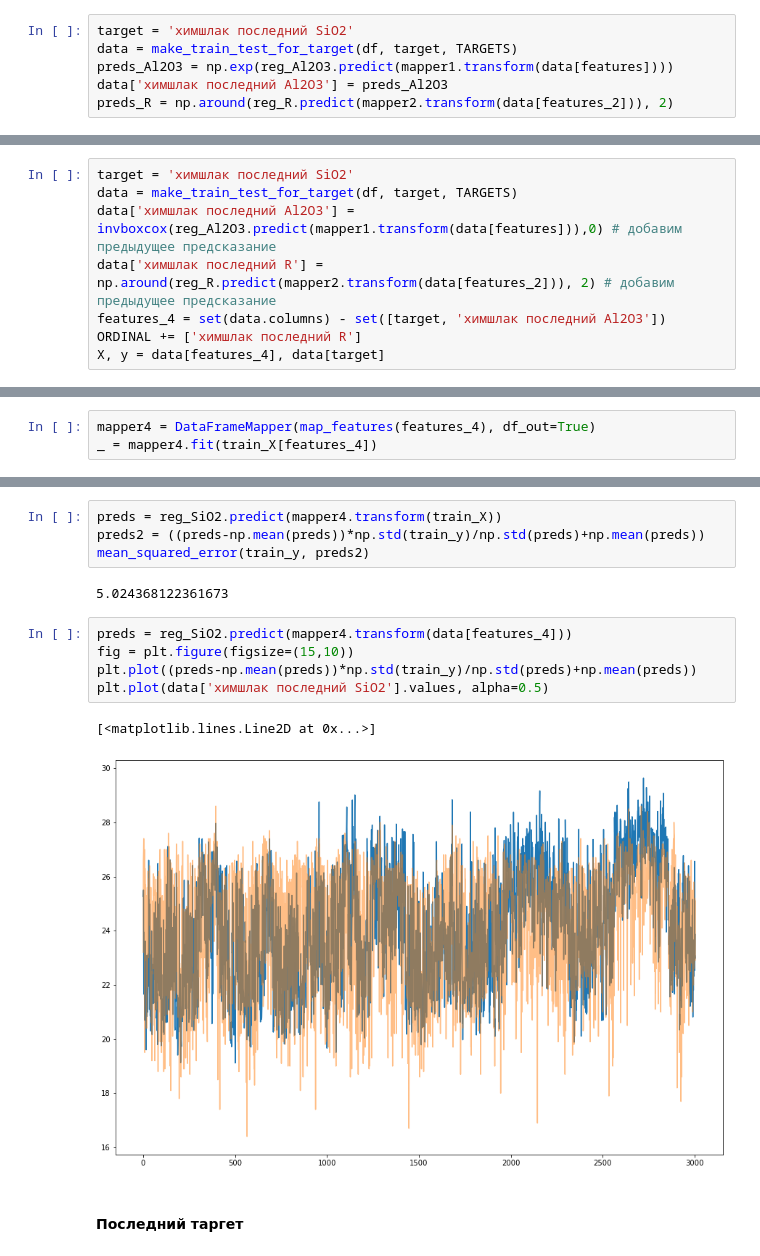
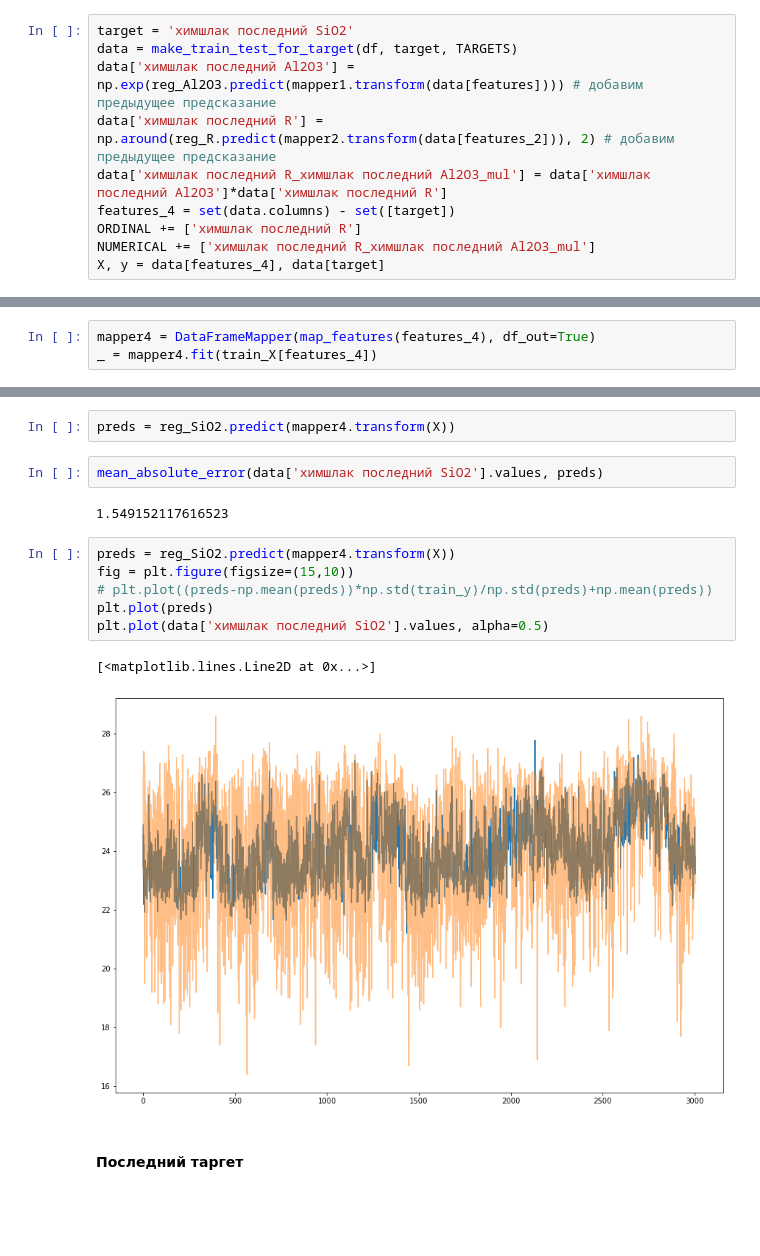
Before and after one commit to Siella/alloy_building, a Jupyter notebook: modelling/EVRAZ_Modelling.ipynb, the cells around one changed output, grey strips where cells are left out. Cells and saved outputs as stored; diff of their text form; blank space fills up the shorter version.

```diff
--- a/modelling/EVRAZ_Modelling.ipynb
+++ b/modelling/EVRAZ_Modelling.ipynb
@@ -413,6 +413,10 @@ df['химшлак последний SiO2'].hist()
 # %%
 target = 'химшлак последний SiO2'
 data = make_train_test_for_target(df, target, TARGETS)
-preds_Al2O3 = np.exp(reg_Al2O3.predict(mapper1.transform(data[features])))
-data['химшлак последний Al2O3'] = preds_Al2O3
-preds_R = np.around(reg_R.predict(mapper2.transform(data[features_2])), 2)
+data['химшлак последний Al2O3'] = np.exp(reg_Al2O3.predict(mapper1.transform(data[features]))) # добавим предыдущее предсказание
+data['химшлак последний R'] = np.around(reg_R.predict(mapper2.transform(data[features_2])), 2) # добавим предыдущее предсказание
+data['химшлак последний R_химшлак последний Al2O3_mul'] = data['химшлак последний Al2O3']*data['химшлак последний R']
+features_4 = set(data.columns) - set([target])
+ORDINAL += ['химшлак последний R']
+NUMERICAL += ['химшлак последний R_химшлак последний Al2O3_mul']
+X, y = data[features_4], data[target]
@@ -433,11 +423,3 @@ plt.plot(data['химшлак последний SiO2'].values, alpha=0.5)
-# %%
-target = 'химшлак последний SiO2'
-data = make_train_test_for_target(df, target, TARGETS)
-data['химшлак последний Al2O3'] = invboxcox(reg_Al2O3.predict(mapper1.transform(data[features])),0) # добавим предыдущее предсказание
-data['химшлак последний R'] = np.around(reg_R.predict(mapper2.transform(data[features_2])), 2) # добавим предыдущее предсказание
-features_4 = set(data.columns) - set([target, 'химшлак последний Al2O3'])
-ORDINAL += ['химшлак последний R']
-X, y = data[features_4], data[target]
 # %%
 y_strat = y.copy()
 y_strat.loc[y_strat <=24] = 22
@@ -464,17 +446,18 @@ LassoCV(cv=3)
+# %%
+preds = reg_SiO2.predict(mapper4.transform(X))
+# %%
+mean_absolute_error(data['химшлак последний SiO2'].values, preds)
+# %% [output]
+1.549152117616523
 # %%
-preds = reg_SiO2.predict(mapper4.transform(train_X))
-preds2 = ((preds-np.mean(preds))*np.std(train_y)/np.std(preds)+np.mean(preds))
-mean_squared_error(train_y, preds2)
+preds = reg_SiO2.predict(mapper4.transform(X))
+fig = plt.figure(figsize=(15,10))
+# plt.plot((preds-np.mean(preds))*np.std(train_y)/np.std(preds)+np.mean(preds))
+plt.plot(preds)
+plt.plot(data['химшлак последний SiO2'].values, alpha=0.5)
 # %% [output]
-5.024368122361673
+[<matplotlib.lines.Line2D at 0x...>]
+[figure, added]
-# %%
-preds = reg_SiO2.predict(mapper4.transform(data[features_4]))
-fig = plt.figure(figsize=(15,10))
-plt.plot((preds-np.mean(preds))*np.std(train_y)/np.std(preds)+np.mean(preds))
-plt.plot(data['химшлак последний SiO2'].values, alpha=0.5)
-# %% [output]
-[<matplotlib.lines.Line2D at 0x...>]
-[figure, removed]
 # %% [markdown]
 #### Последний таргет
 # %%
```
Also changed, not shown: parts of 17 cells of this notebook.
